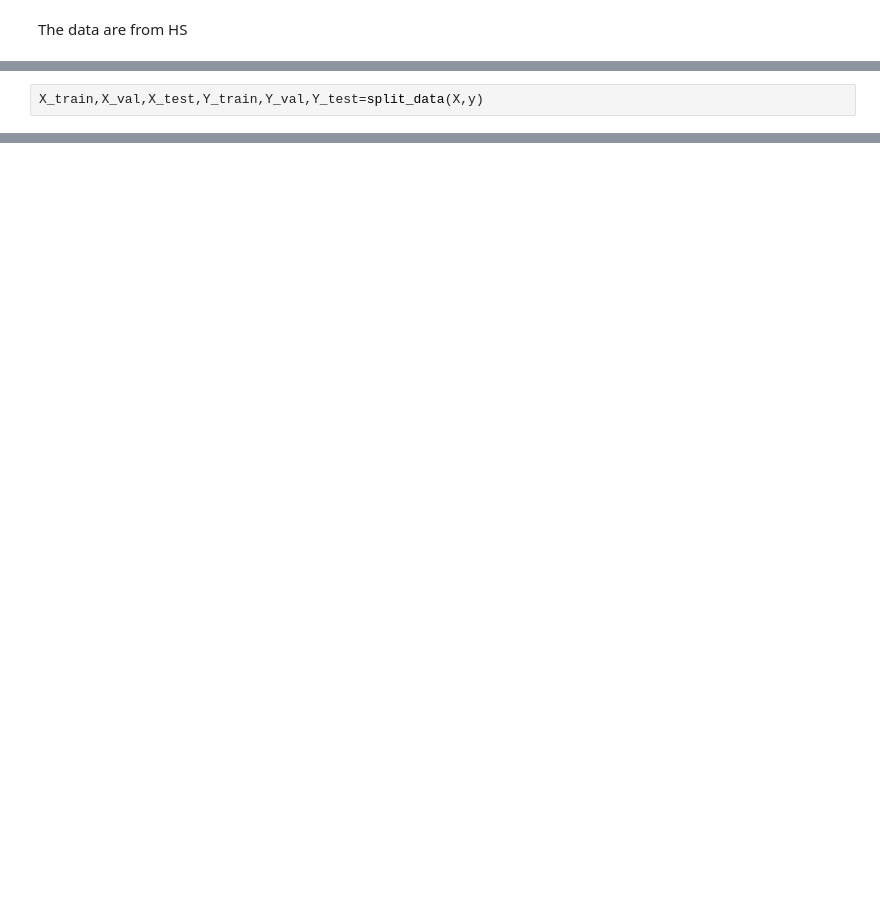
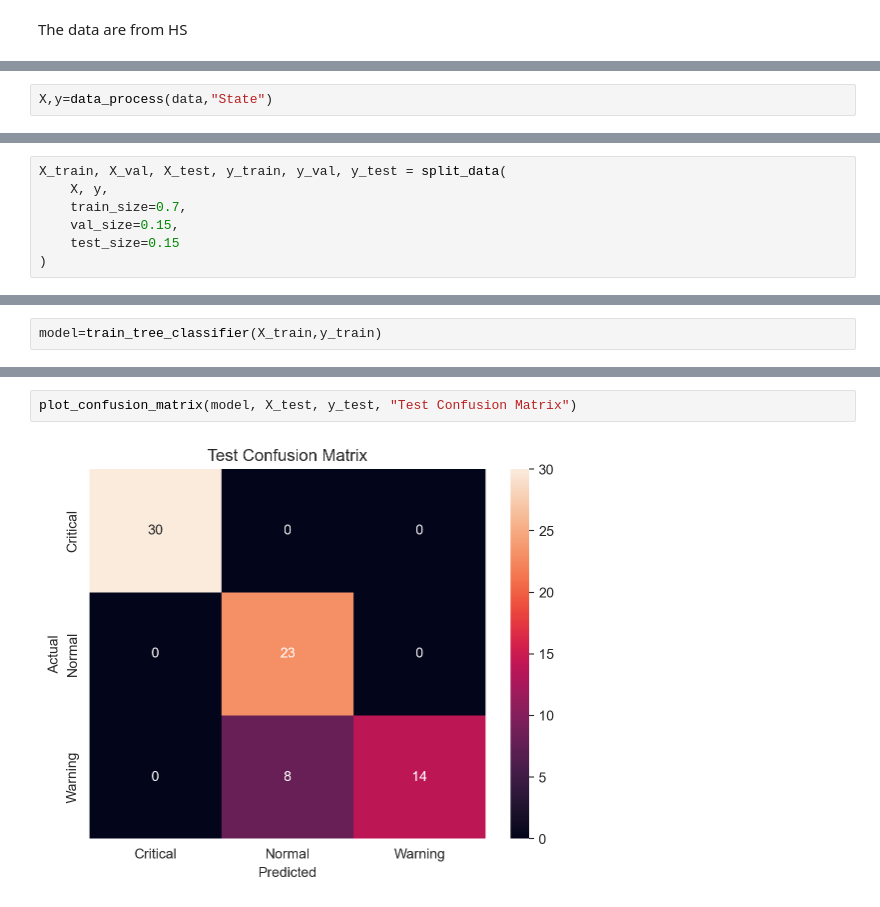
Before and after one commit to abdrahmannc/supervised-learning, a Jupyter notebook: notebooks/regression.ipynb, the cells around one changed output, grey strips where cells are left out. Drawn from its saved outputs; the diff is of its cells as text; blank space fills up the shorter version.

```diff
--- a/notebooks/regression.ipynb
+++ b/notebooks/regression.ipynb
@@ -76,0 +81,2 @@ X,y=data_process(data,"money")
+# %%
+X,y=data_process(data,"State")
@@ -77,2 +86,7 @@ X,y=data_process(data,"money")
 # %%
-X_train,X_val,X_test,Y_train,Y_val,Y_test=split_data(X,y)
+X_train, X_val, X_test, y_train, y_val, y_test = split_data(
+    X, y,
+    train_size=0.7,
+    val_size=0.15,
+    test_size=0.15
+)
@@ -79 +101,2 @@ X_train,X_val,X_test,Y_train,Y_val,Y_test=split_data(X,y)
 # %%
+model=train_tree_classifier(X_train,y_train)
@@ -85,0 +167,4 @@ hello
+# %%
+plot_confusion_matrix(model, X_test, y_test, "Test Confusion Matrix")
+# %% [output]
+[figure, added]
```
Also changed, not shown: parts of 23 cells of this notebook, 1 other file.
